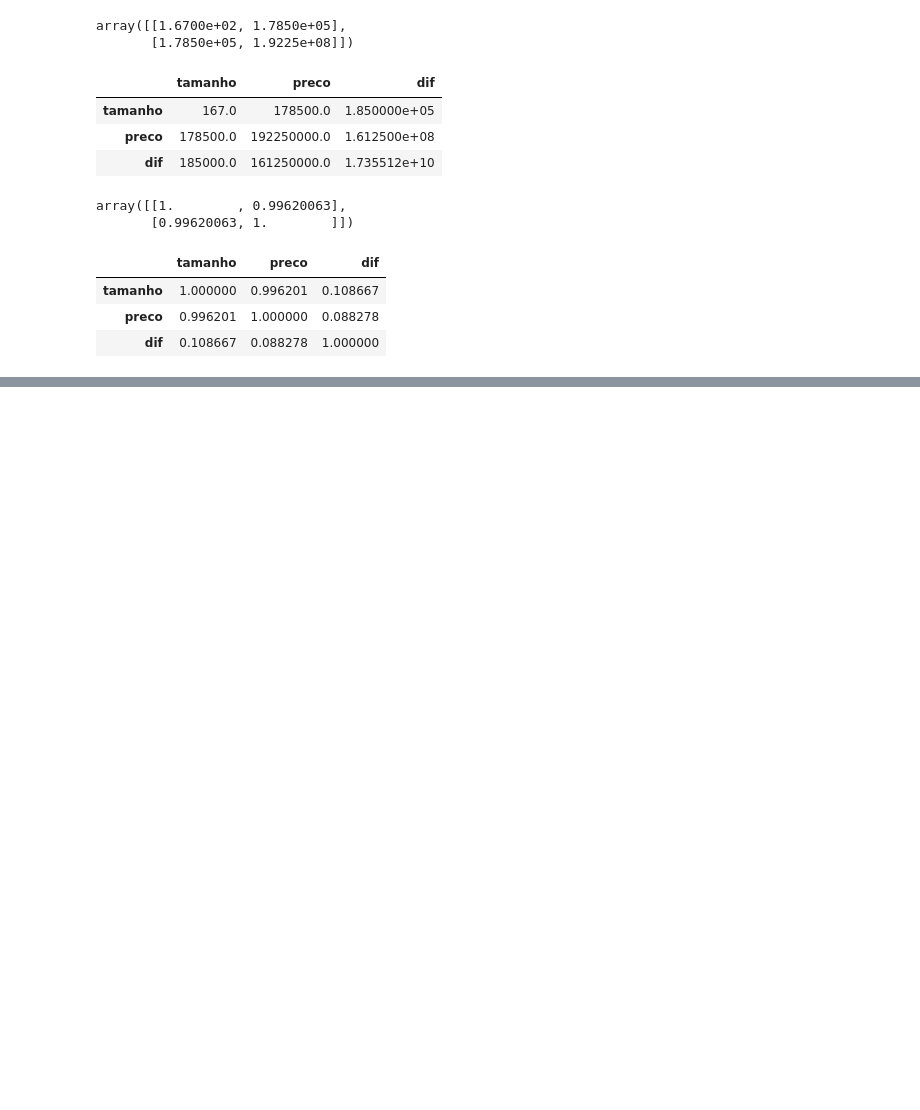
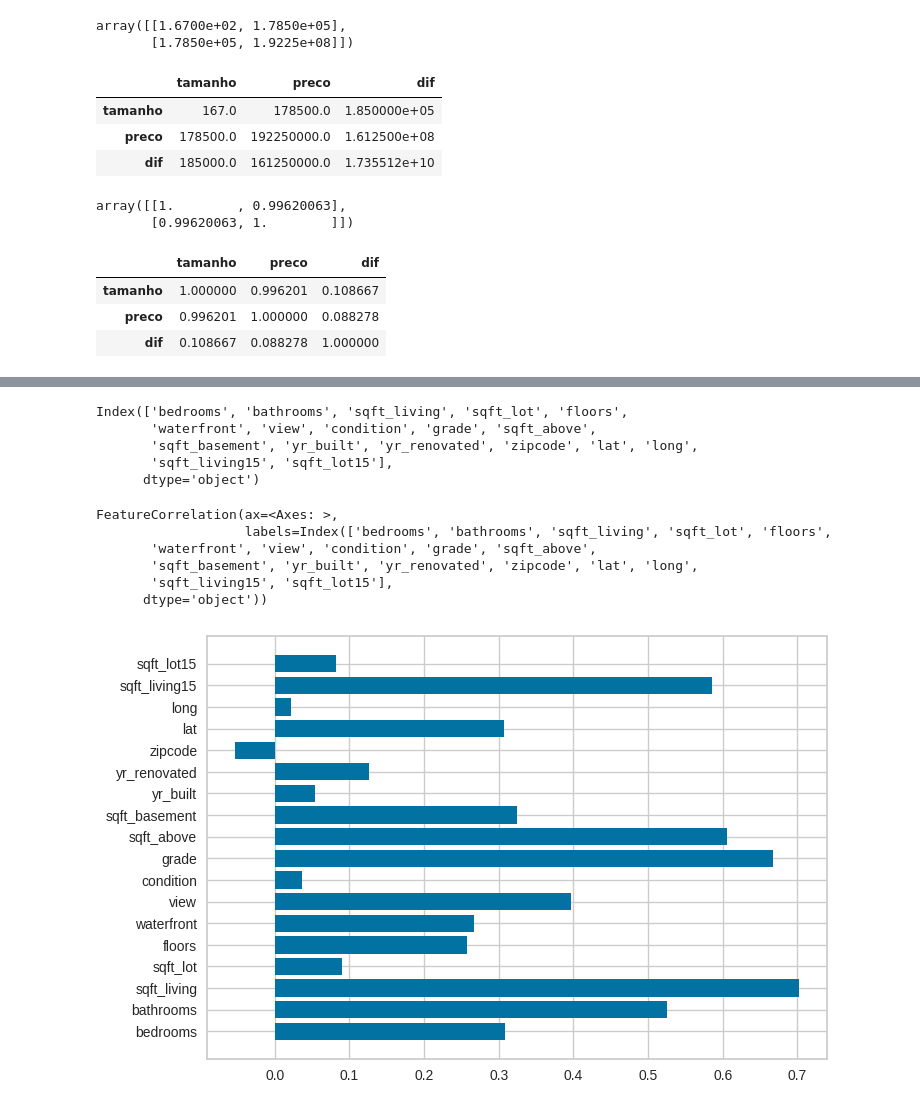
Before and after one commit to HammadN98/Curso_Estatistica, a Jupyter notebook: S9CorrelacaoRegressao.ipynb, the cells around one changed output, grey strips where cells are left out. Saved outputs shown, nothing was run; the diff lists cells and outputs as text; code cells hidden in the pictures; blank space fills up the shorter version.

```diff
--- a/S9CorrelacaoRegressao.ipynb
+++ b/S9CorrelacaoRegressao.ipynb
@@ -97,0 +121,3 @@ dataset.corr()
+# %%
+dataset = pd.read_csv("https://raw.githubusercontent.com/HammadN98/Curso_Estatistica/main/dados/house_prices.csv")
+dataset
@@ -97,0 +138,19 @@ dataset.corr()
+# %%
+dataset.columns[3:]
+# %% [output]
+Index(['bedrooms', 'bathrooms', 'sqft_living', 'sqft_lot', 'floors',
+       'waterfront', 'view', 'condition', 'grade', 'sqft_above',
+       'sqft_basement', 'yr_built', 'yr_renovated', 'zipcode', 'lat', 'long',
+       'sqft_living15', 'sqft_lot15'],
+      dtype='object')
+# %%
+grafico = FeatureCorrelation(labels=dataset.columns[3:])
+grafico.fit(dataset.iloc[:, 3:21].values, dataset.iloc[:,2].values)
+# %% [output]
+FeatureCorrelation(ax=<Axes: >,
+                   labels=Index(['bedrooms', 'bathrooms', 'sqft_living', 'sqft_lot', 'floors',
+       'waterfront', 'view', 'condition', 'grade', 'sqft_above',
+       'sqft_basement', 'yr_built', 'yr_renovated', 'zipcode', 'lat', 'long',
+       'sqft_living15', 'sqft_lot15'],
+      dtype='object'))
+[figure, added]
```
Also changed, not shown: parts of 6 cells of this notebook.
